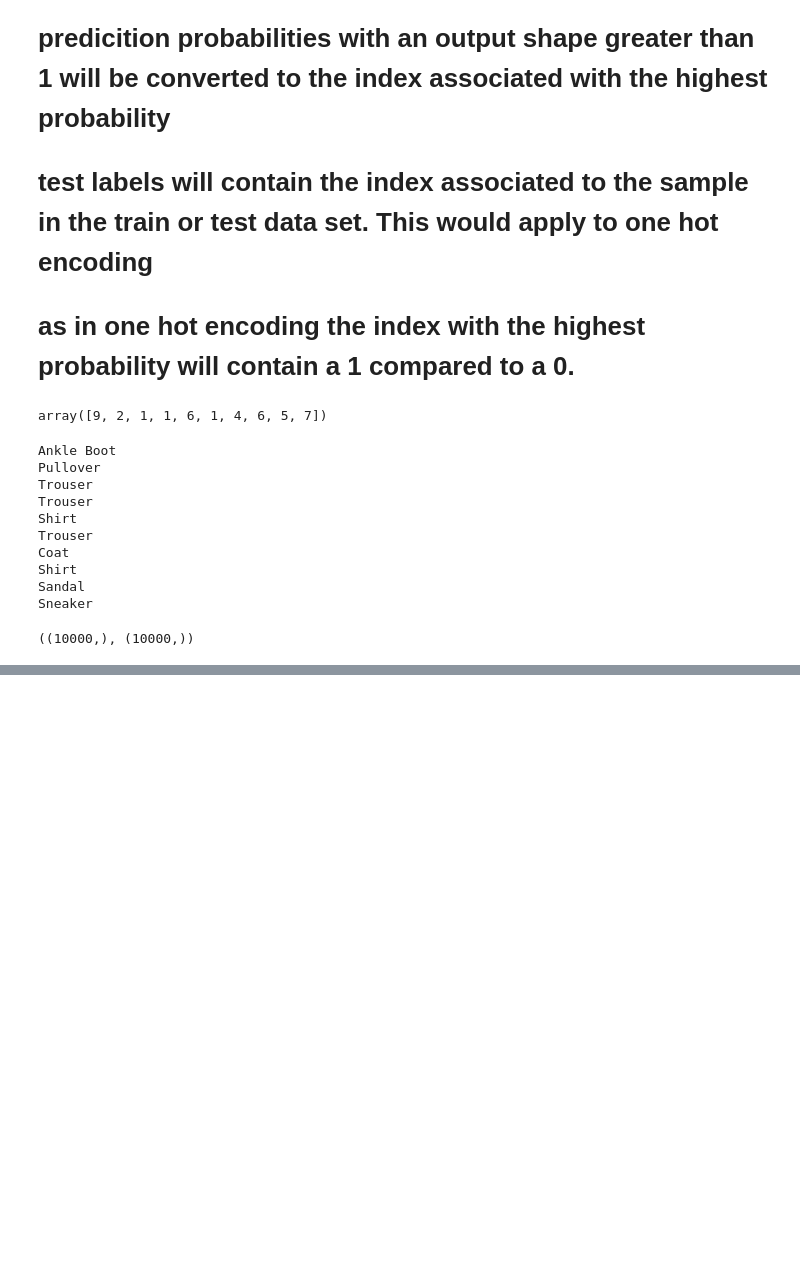
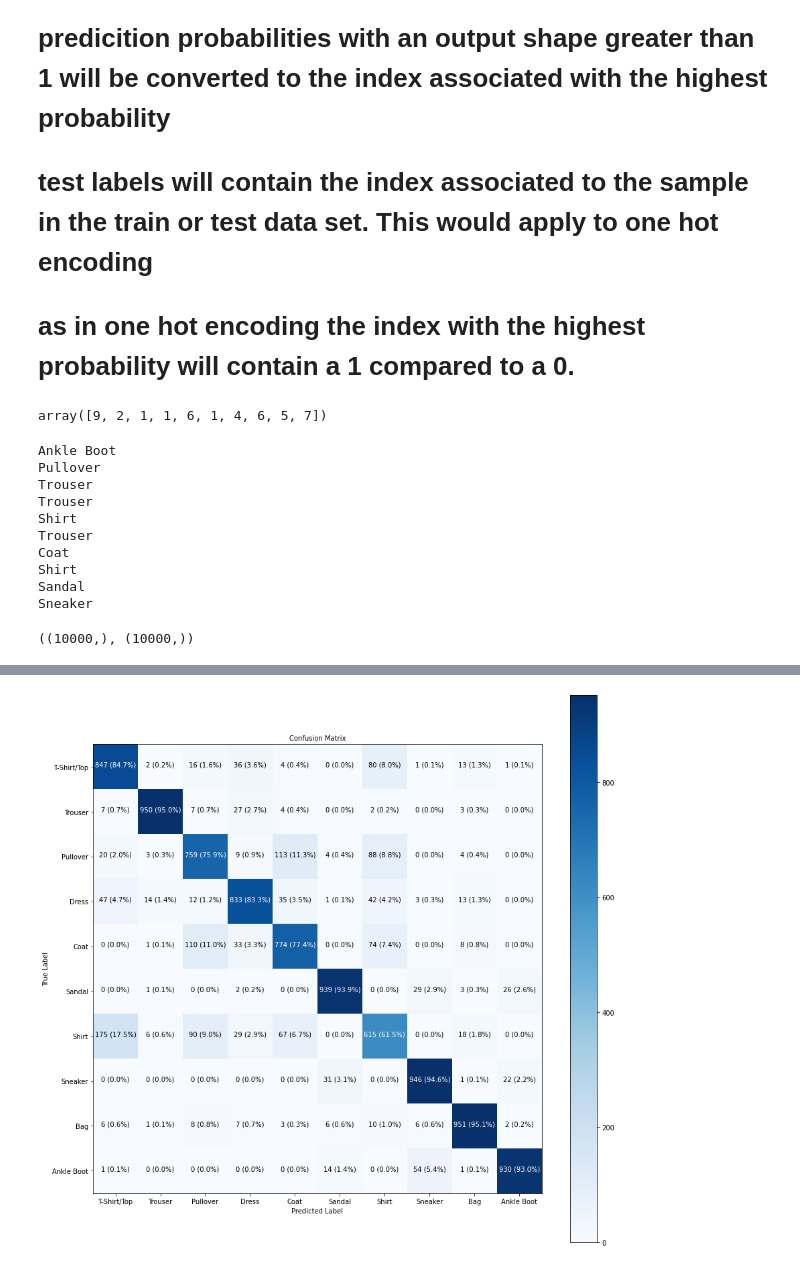
Before and after one commit to SecureGitWire/GoogleCollabeTensorflowDev, a Jupyter notebook: NeuralNetworkClassification.ipynb, the cells around one changed output, grey strips where cells are left out. Saved outputs shown, nothing was run; the diff lists cells and outputs as text; code cells hidden in the pictures; blank space fills up the shorter version.

```diff
--- a/NeuralNetworkClassification.ipynb
+++ b/NeuralNetworkClassification.ipynb
@@ -1759,0 +1755,2 @@ test_labels.shape, y_preds.shape
+# %%
+cm = confusion_matrix(test_labels, y_preds)
@@ -1759,0 +1840,5 @@ test_labels.shape, y_preds.shape
+# %%
+# Create a Human Readable Confusion Matrix
+make_confusion_matrix(test_labels, y_preds, Class_Names)
+# %% [output]
+[figure, added]
```
Also changed, not shown: parts of 24 cells of this notebook.
